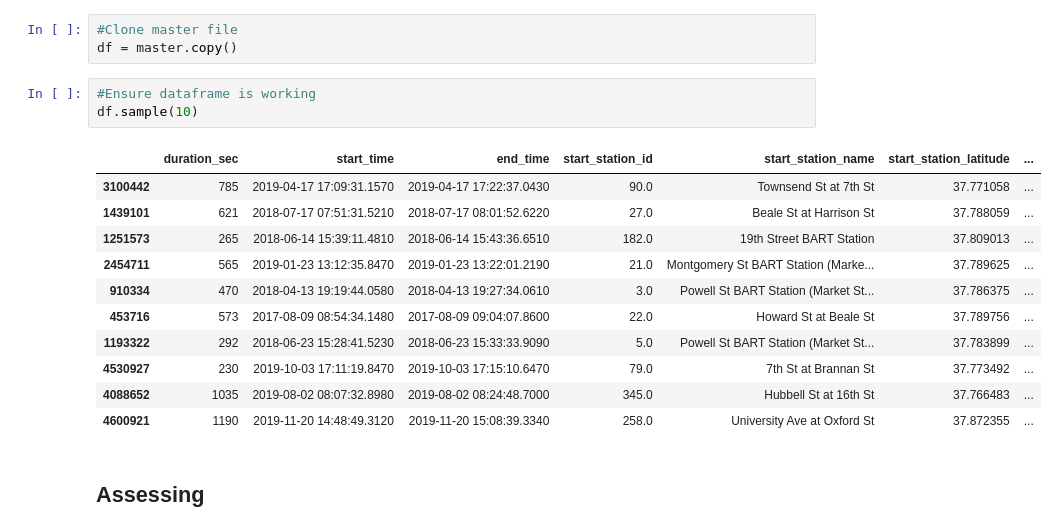
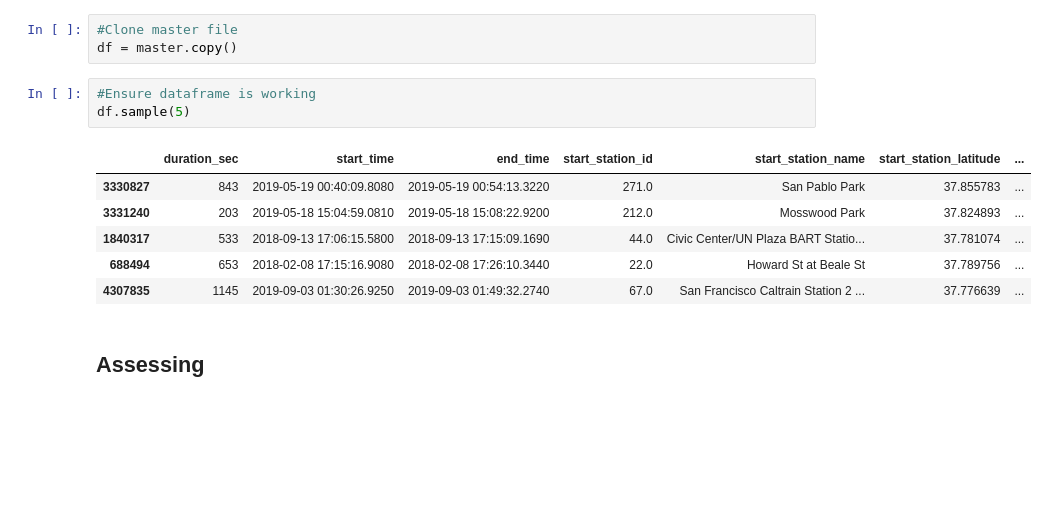
Before and after one commit to sclkan/Lyft-Analysis, a Jupyter notebook: lyft_baywheels_analysis.ipynb, the cells around one changed output. Drawn from its saved outputs; the diff is of its cells as text; blank space fills up the shorter version.

```diff
--- a/lyft_baywheels_analysis.ipynb
+++ b/lyft_baywheels_analysis.ipynb
@@ -58,19 +59,14 @@ master = pd.concat((pd.read_csv(files, dtype={'bike_share_for_all_trip': object,
 df = master.copy()
 # %%
 #Ensure dataframe is working
-df.sample(10)
+df.sample(5)
 # %% [output]
 |  | duration_sec | start_time | end_time | start_station_id | start_station_name | start_station_latitude | ... |
-| 3100442 | 785 | 2019-04-17 17:09:31.1570 | 2019-04-17 17:22:37.0430 | 90.0 | Townsend St at 7th St | 37.771058 | ... |
-| 1439101 | 621 | 2018-07-17 07:51:31.5210 | 2018-07-17 08:01:52.6220 | 27.0 | Beale St at Harrison St | 37.788059 | ... |
-| 1251573 | 265 | 2018-06-14 15:39:11.4810 | 2018-06-14 15:43:36.6510 | 182.0 | 19th Street BART Station | 37.809013 | ... |
-| 2454711 | 565 | 2019-01-23 13:12:35.8470 | 2019-01-23 13:22:01.2190 | 21.0 | Montgomery St BART Station (Marke... | 37.789625 | ... |
-| 910334 | 470 | 2018-04-13 19:19:44.0580 | 2018-04-13 19:27:34.0610 | 3.0 | Powell St BART Station (Market St... | 37.786375 | ... |
-| 453716 | 573 | 2017-08-09 08:54:34.1480 | 2017-08-09 09:04:07.8600 | 22.0 | Howard St at Beale St | 37.789756 | ... |
-| 1193322 | 292 | 2018-06-23 15:28:41.5230 | 2018-06-23 15:33:33.9090 | 5.0 | Powell St BART Station (Market St... | 37.783899 | ... |
-| 4530927 | 230 | 2019-10-03 17:11:19.8470 | 2019-10-03 17:15:10.6470 | 79.0 | 7th St at Brannan St | 37.773492 | ... |
-| 4088652 | 1035 | 2019-08-02 08:07:32.8980 | 2019-08-02 08:24:48.7000 | 345.0 | Hubbell St at 16th St | 37.766483 | ... |
-| 4600921 | 1190 | 2019-11-20 14:48:49.3120 | 2019-11-20 15:08:39.3340 | 258.0 | University Ave at Oxford St | 37.872355 | ... |
+| 3330827 | 843 | 2019-05-19 00:40:09.8080 | 2019-05-19 00:54:13.3220 | 271.0 | San Pablo Park | 37.855783 | ... |
+| 3331240 | 203 | 2019-05-18 15:04:59.0810 | 2019-05-18 15:08:22.9200 | 212.0 | Mosswood Park | 37.824893 | ... |
+| 1840317 | 533 | 2018-09-13 17:06:15.5800 | 2018-09-13 17:15:09.1690 | 44.0 | Civic Center/UN Plaza BART Statio... | 37.781074 | ... |
+| 688494 | 653 | 2018-02-08 17:15:16.9080 | 2018-02-08 17:26:10.3440 | 22.0 | Howard St at Beale St | 37.789756 | ... |
+| 4307835 | 1145 | 2019-09-03 01:30:26.9250 | 2019-09-03 01:49:32.2740 | 67.0 | San Francisco Caltrain Station 2 ... | 37.776639 | ... |
 # %% [markdown]
 ## Assessing
 # %%
```
Also changed, not shown: parts of 18 cells of this notebook.
